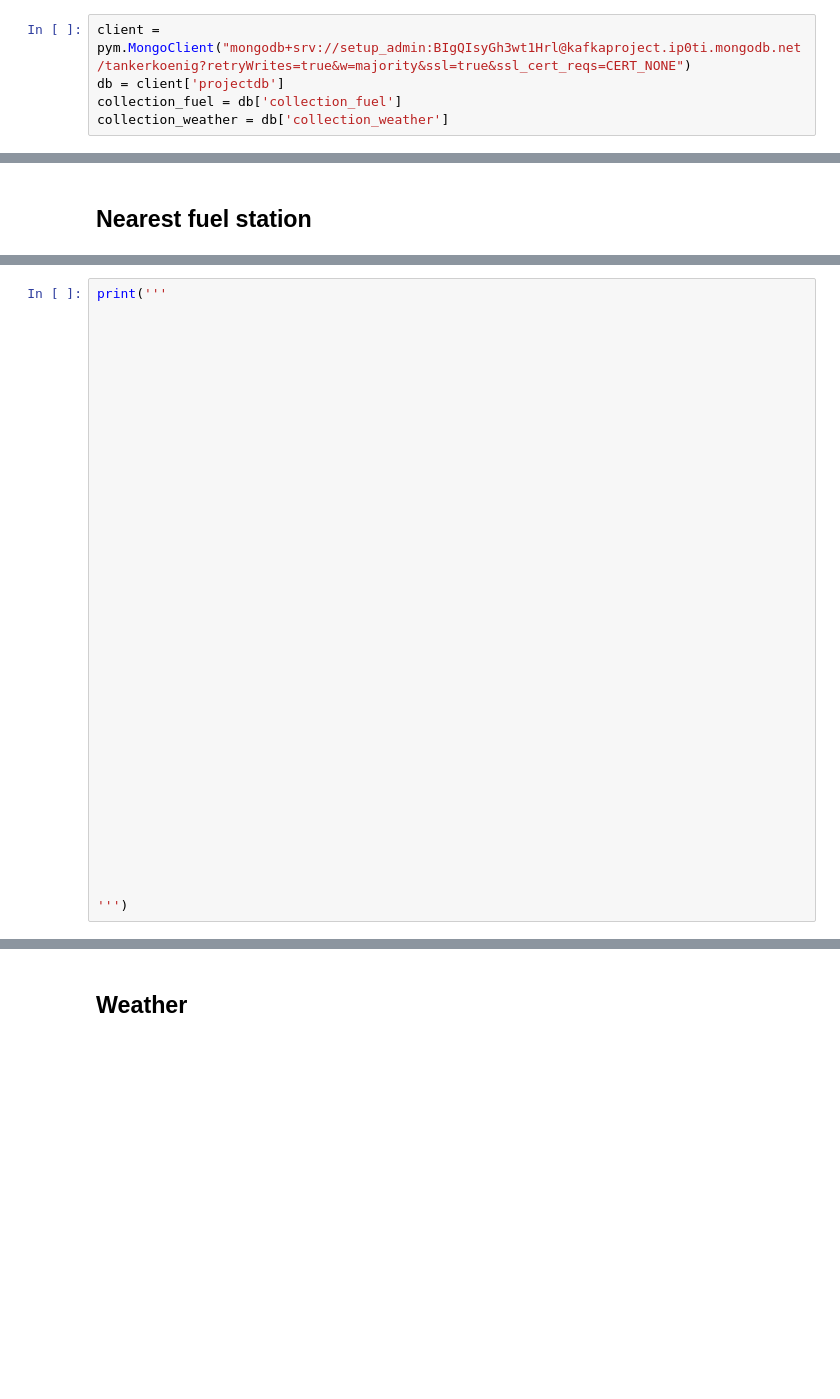
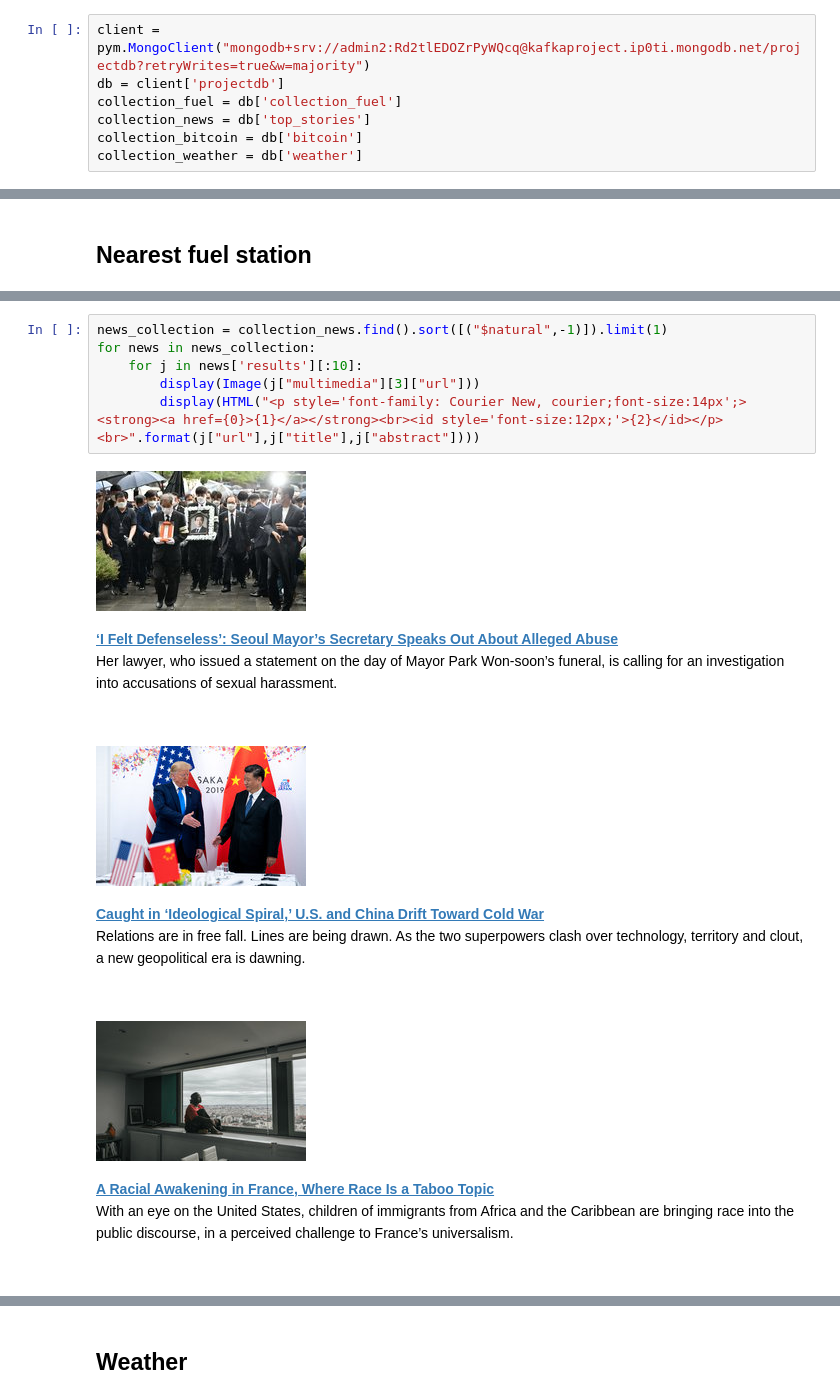
Before and after one commit to spradhan92/project_bdba, a Jupyter notebook: Final_Output.ipynb, the cells around one changed output, grey strips where cells are left out. Drawn from its saved outputs; the diff is of its cells as text; blank space fills up the shorter version.

```diff
--- a/Final_Output.ipynb
+++ b/Final_Output.ipynb
@@ -4,10 +4,12 @@
 import pymongo as pym
 from IPython.core.display import display, HTML,Image
 # %%
-client = pym.MongoClient("mongodb+srv://setup_admin:BIgQIsyGh3wt1Hrl@kafkaproject.ip0ti.mongodb.net/tankerkoenig?retryWrites=true&w=majority&ssl=true&ssl_cert_reqs=CERT_NONE")
+client = pym.MongoClient("mongodb+srv://admin2:Rd2tlEDOZrPyWQcq@kafkaproject.ip0ti.mongodb.net/projectdb?retryWrites=true&w=majority")
 db = client['projectdb']
 collection_fuel = db['collection_fuel']
-collection_weather = db['collection_weather']
+collection_news = db['top_stories']
+collection_bitcoin = db['bitcoin']
+collection_weather = db['weather']
 # %% [markdown]
  # Main Menu
 
@@ -67,36 +69,16 @@ print('''
-# %%
-print('''
-
-
-
-
-
-
-
-
-
-
-
-
-
-
-
-
-
-
-
-
-
-
-
-
-
-
-
-
-
-
-
-
-
-''')
+# %%
+news_collection = collection_news.find().sort([("$natural",-1)]).limit(1)
+for news in news_collection:
+    for j in news['results'][:10]:
+        display(Image(j["multimedia"][3]["url"]))
+        display(HTML("<p style='font-family: Courier New, courier;font-size:14px';><strong><a href={0}>{1}</a></strong><br><id style='font-size:12px;'>{2}</id></p><br>".format(j["url"],j["title"],j["abstract"])))
+# %% [output]
+[figure, added]
+‘I Felt Defenseless’: Seoul Mayor’s Secretary Speaks Out About Alleged Abuse
+Her lawyer, who issued a statement on the day of Mayor Park Won-soon’s funeral, is calling for an investigation into accusations of sexual harassment.
+[figure, added]
+Caught in ‘Ideological Spiral,’ U.S. and China Drift Toward Cold War
+Relations are in free fall. Lines are being drawn. As the two superpowers clash over technology, territory and clout, a new geopolitical era is dawning.
+[figure, added]
+A Racial Awakening in France, Where Race Is a Taboo Topic
+With an eye on the United States, children of immigrants from Africa and the Caribbean are bringing race into the public discourse, in a perceived challenge to France’s universalism.
```
Also changed, not shown: parts of 14 cells of this notebook.
